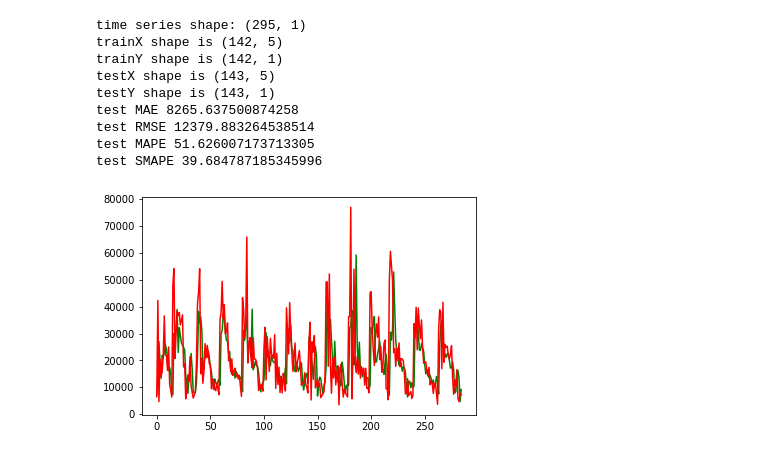
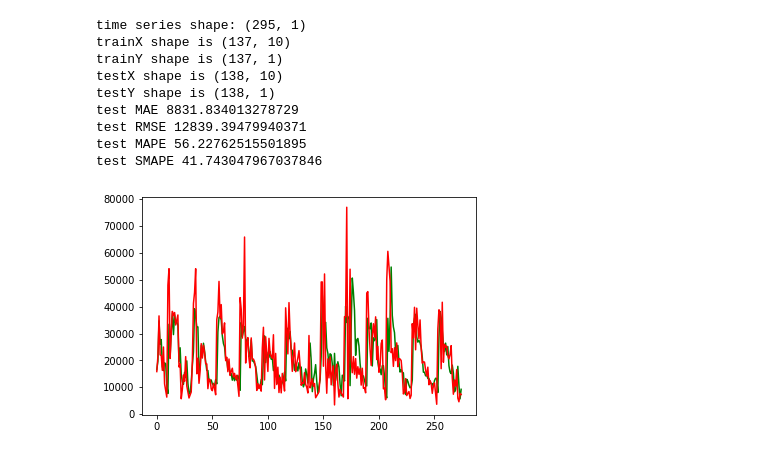
Before and after one commit to Travel-Time-Prediction/explore-gps-log-data, a Jupyter notebook: models/svr/SVR_forecasting.ipynb, the cells around one changed output. Saved outputs shown, nothing was run; the diff lists cells and outputs as text; code cells hidden in the pictures.

Commit message:
[~] fixed gamma value svr

```diff
--- a/models/svr/SVR_forecasting.ipynb
+++ b/models/svr/SVR_forecasting.ipynb
@@ -14,7 +14,7 @@ import sklearn as sk
 from sklearn.svm import SVR
 from model import SVR
 # %%
-def SVR_forecasting(dataset, lookBack, C=2.0, epsilon=0.01, plot_flag=False):
+def SVR_forecasting(dataset, lookBack, C=2.0, epsilon=0.01, plot_flag=False,gamma = 0.15):
 
     # normalize time series
     scaler = MinMaxScaler(feature_range=(0, 1))
@@ -106,41 +106,42 @@ def calcRMSE(true,pred):
     return np.sqrt(mean_squared_error(true, pred))
 
 
 
 def calcMAE(true,pred):
     return mean_absolute_error(true, pred)
 
 
 
 def calcMAPE(true, pred, epsion = 0.0000000):
 
     true += epsion
     return np.sum(np.abs((true-pred)/true))/len(true)*100
 
 
 
 def calcSMAPE(true, pred):
     delim = (np.abs(true)+np.abs(pred))/2.0
     return np.sum(np.abs((true-pred)/delim))/len(true)*100
 
 
 if __name__ == "__main__":
 
-    lag = 2
+    lag = 10
     C = 100
     epsilon = 0.01
+    gamma = 0.15
 
 
     ts, data = load_data("C:/Users/Nirachaa/Downloads/summary-hour.csv", columnName="dv_time")
-    trainPred, testPred, mae, mrse, smape = SVR_forecasting(data, lookBack=lag, C=C, epsilon=epsilon,plot_flag=True)
+    trainPred, testPred, mae, mrse, smape = SVR_forecasting(data, lookBack=lag, C=C, epsilon=epsilon,plot_flag=True,gamma = gamma)
 # %% [output]
 time series shape: (295, 1)
-trainX shape is (142, 5)
-trainY shape is (142, 1)
-testX shape is (143, 5)
-testY shape is (143, 1)
-test MAE 8265.637500874258
-test RMSE 12379.883264538514
-test MAPE 51.626007173713305
-test SMAPE 39.684787185345996
+trainX shape is (137, 10)
+trainY shape is (137, 1)
+testX shape is (138, 10)
+testY shape is (138, 1)
+test MAE 8831.834013278729
+test RMSE 12839.39479940371
+test MAPE 56.22762515501895
+test SMAPE 41.743047967037846
-[figure, old version]
+[figure, new version]
```
